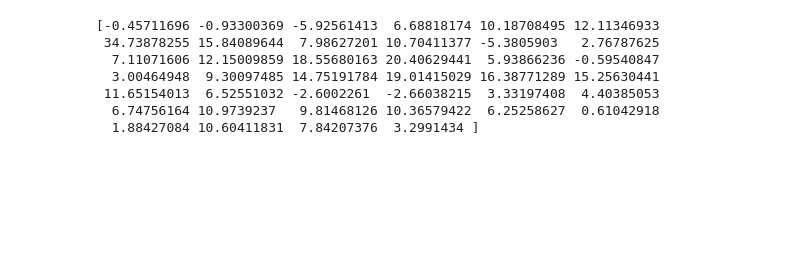
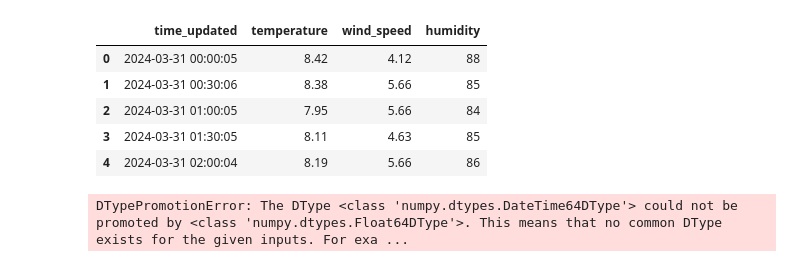
Before and after one commit to TadghPurcell/On-Your-Bike, a Jupyter notebook: ML_models/station_prediction.ipynb, the cells around one changed output. Cells and saved outputs as stored; diff of their text form; code cells hidden in the pictures; blank space fills up the shorter version.

```diff
--- a/ML_models/station_prediction.ipynb
+++ b/ML_models/station_prediction.ipynb
@@ -62,3 +98,23 @@ WEATHER_URI = 'https://api.openweathermap.org/data/2.5/forecast'
 weather_data = requests.get(WEATHER_URI, params={
                             "units": "metric", "lat": 53.344, "lon": -6.2672, "appid": WEATHER_API_KEY})
 weather_info = weather_data.json()
+# %%
+station_id = 2
+
+# use pd.DataFrame because data is already an object
+predicted_weather_df = pd.DataFrame(weather_info['list'])
+predicted_weather_df['temperature'] = [row['main']['temp'] for row in weather_info['list']]
+predicted_weather_df['humidity'] = [row['main']['humidity'] for row in weather_info['list']]
+predicted_weather_df['wind_speed'] = [row['wind']['speed'] for row in weather_info['list']]
+predicted_weather_df['time_updated'] = pd.to_datetime(predicted_weather_df['dt_txt'])
+
+predicted_weather_df['humidity'] = predicted_weather_df['humidity'].astype('int64')
+
+# Convert temperature and wind_speed to float64
+predicted_weather_df['temperature'] = predicted_weather_df['temperature'].astype('float64')
+predicted_weather_df['wind_speed'] = predicted_weather_df['wind_speed'].astype('float64')
+
+
+predicted_weather_df = predicted_weather_df[['time_updated', 'temperature', 'wind_speed', 'humidity']]
+
+predicted_weather_df
@@ -65,49 +144,35 @@ weather_info = weather_data.json()
+# %%
+weather_combined = pd.concat([weather_historical_df, predicted_weather_df])
+weather_combined.head()
+# %% [output]
+|  | time_updated | temperature | wind_speed | humidity |
+| 0 | 2024-03-31 00:00:05 | 8.42 | 4.12 | 88 |
+| 1 | 2024-03-31 00:30:06 | 8.38 | 5.66 | 85 |
+| 2 | 2024-03-31 01:00:05 | 7.95 | 5.66 | 84 |
+| 3 | 2024-03-31 01:30:05 | 8.11 | 4.63 | 85 |
+| 4 | 2024-03-31 02:00:04 | 8.19 | 5.66 | 86 |
 # %%
-station_id = 1
-
-# use pd.DataFrame because data is already an object
-df = pd.DataFrame(weather_info['list'])
-df['temperature'] = [row['main']['temp'] for row in weather_info['list']]
-df['humidity'] = [row['main']['humidity'] for row in weather_info['list']]
-df['wind_speed'] = [row['wind']['speed'] for row in weather_info['list']]
-df['time_updated'] = pd.to_datetime(df['dt_txt'])
-
-df['humidity'] = df['humidity'].astype('int64')
-
-# Convert temperature and wind_speed to float64
-df['temperature'] = df['temperature'].astype('float64')
-df['wind_speed'] = df['wind_speed'].astype('float64')
-
-
-df = df[['time_updated', 'temperature', 'wind_speed', 'humidity']]
 days = ['Friday', 'Monday', 'Saturday', 'Sunday', 'Thursday', 'Tuesday',
        'Wednesday']
 
 # One hot encode day of the week
-df['weekday'] = df['time_updated'].dt.day_name()
-df['hour'] = df['time_updated'].dt.hour
+weather_combined['weekday'] = weather_combined['time_updated'].dt.day_name()
+weather_combined['hour'] = weather_combined['time_updated'].dt.hour
 for day in days:
-    df[day] = df['weekday'] == day
+    weather_combined[day] = weather_combined['weekday'] == day
 
-df.drop('time_updated', axis = 1, inplace=True)
-df.drop('weekday', axis = 1, inplace=True)
+weather_combined.drop('time_updated', axis = 1, inplace=True)
+weather_combined.drop('weekday', axis = 1, inplace=True)
 
 with open(f'station_{station_id}.pkl', 'rb') as file:
     # Load the model from the file
     poly_reg_model = pickle.load(file)
 
 poly = PolynomialFeatures(degree=3, include_bias=False)
-poly_features = poly.fit_transform(df)
+poly_features = poly.fit_transform(predicted_weather_df)
 
 
-print(poly_reg_model.predict(poly_features))
-df['predicted_available'] = poly_reg_model.predict(poly_features)
+weather_combined['predicted_available'] = poly_reg_model.predict(poly_features)
 # %% [output]
-[-0.45711696 -0.93300369 -5.92561413  6.68818174 10.18708495 12.11346933
- 34.73878255 15.84089644  7.98627201 10.70411377 -5.3805903   2.76787625
-  7.11071606 12.15009859 18.55680163 20.40629441  5.93866236 -0.59540847
-  3.00464948  9.30097485 14.75191784 19.01415029 16.38771289 15.25630441
- 11.65154013  6.52551032 -2.6002261  -2.66038215  3.33197408  4.40385053
-  6.74756164 10.9739237   9.81468126 10.36579422  6.25258627  0.61042918
-  1.88427084 10.60411831  7.84207376  3.2991434 ]
+DTypePromotionError: The DType <class 'numpy.dtypes.DateTime64DType'> could not be promoted by <class 'numpy.dtypes.Float64DType'>. This means that no common DType exists for the given inputs. For exa ...
 # %%
```
Also changed, not shown: parts of 6 cells of this notebook, 2 other files.
